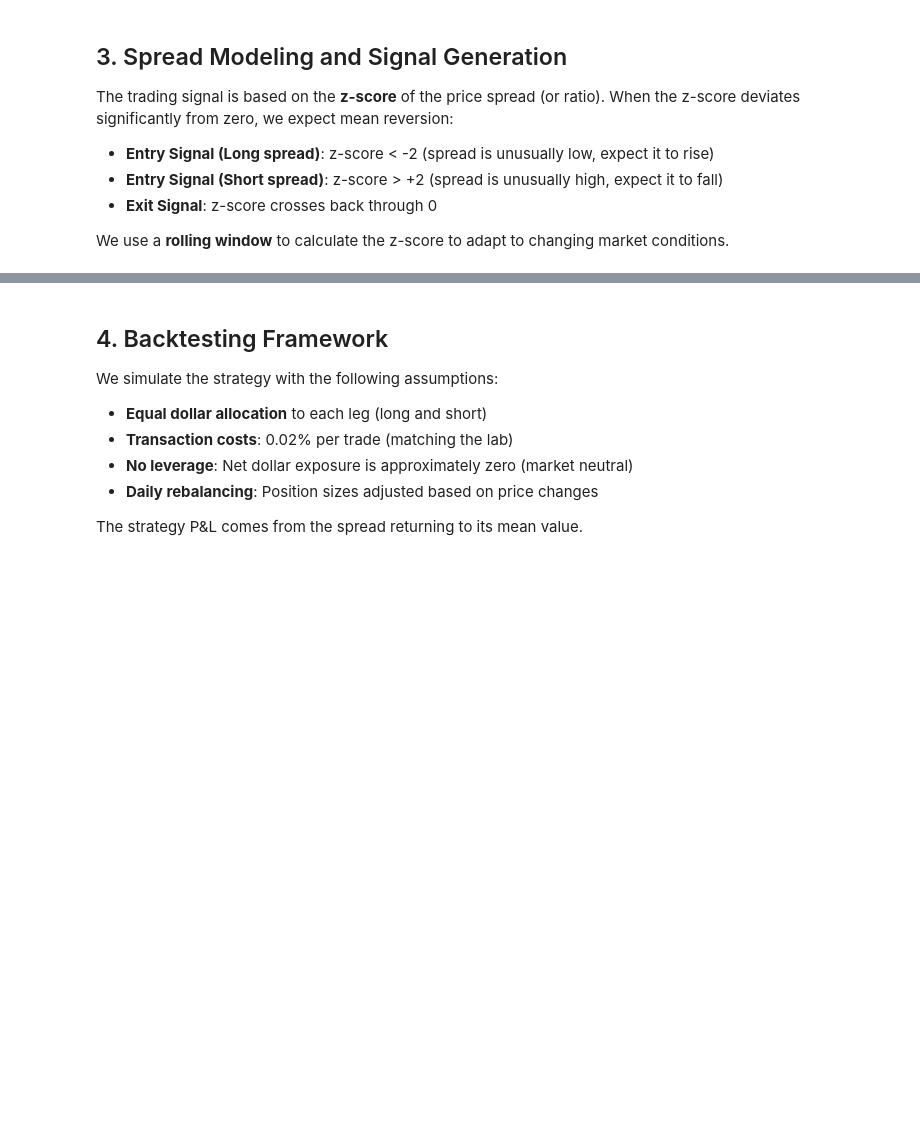
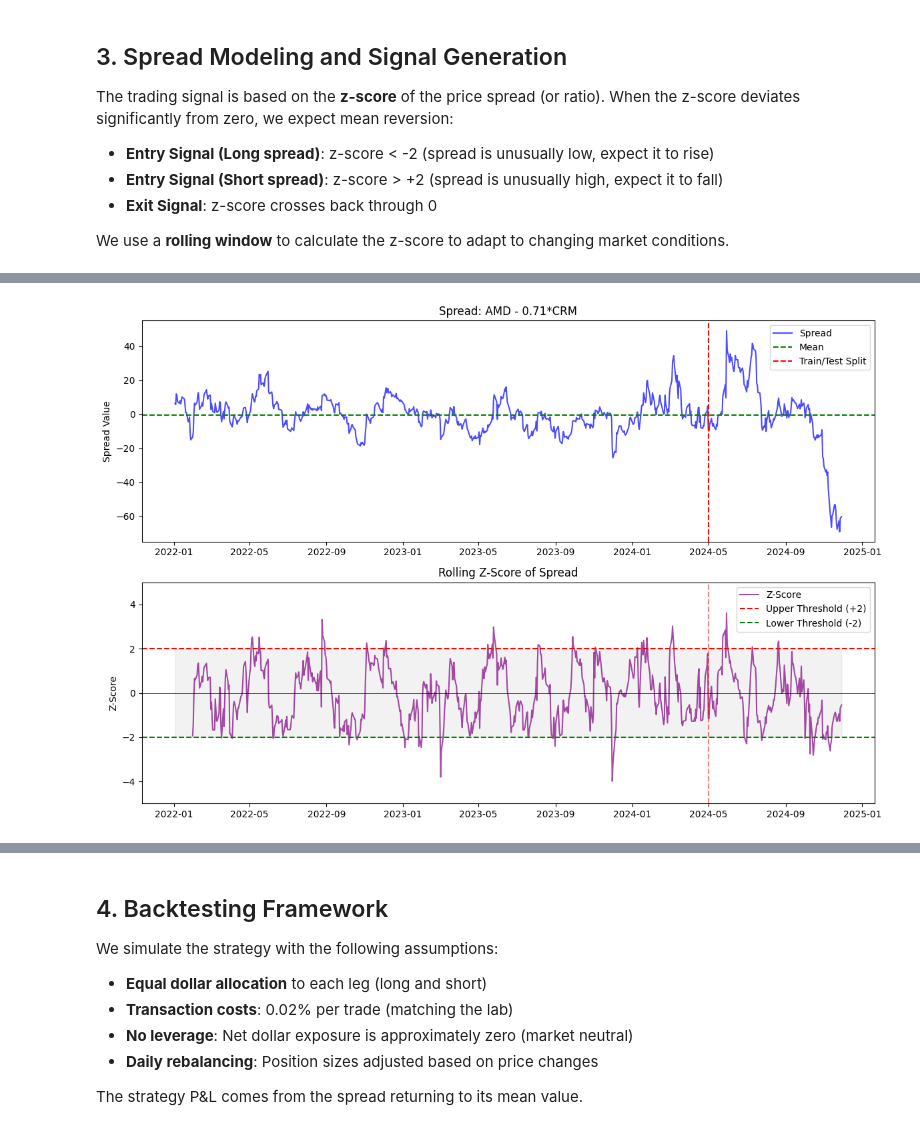
Before and after one commit to Vitamoon/ieor198, a Jupyter notebook: final_proj.ipynb, the cells around one changed output, grey strips where cells are left out. Saved outputs shown, nothing was run; the diff lists cells and outputs as text; code cells hidden in the pictures; blank space fills up the shorter version.

```diff
--- a/final_proj.ipynb
+++ b/final_proj.ipynb
@@ -224,11 +358,16 @@ We use a **rolling window** to calculate the z-score to adapt to changing market
 # Calculate the hedge ratio using OLS regression on training data
 # This tells us how many shares of stock2 to trade per share of stock1
 
-X = sm.add_constant(train_data[stock2])
-model = sm.OLS(train_data[stock1], X).fit()
-hedge_ratio = model.params[stock2]
-intercept = model.params['const']
+if stock1 and stock2 and len(train_data) > 0 and stock1 in train_data.columns and stock2 in train_data.columns:
+    X = sm.add_constant(train_data[stock2])
+    model = sm.OLS(train_data[stock1], X).fit()
+    hedge_ratio = model.params[stock2]
+    intercept = model.params['const']
 
-print(f"Hedge Ratio (beta): {hedge_ratio:.4f}")
-print(f"Intercept (alpha): {intercept:.4f}")
-print(f"R-squared: {model.rsquared:.4f}")
+    print(f"Hedge Ratio (beta): {hedge_ratio:.4f}")
+    print(f"Intercept (alpha): {intercept:.4f}")
+    print(f"R-squared: {model.rsquared:.4f}")
+else:
+    print("ERROR: Cannot calculate hedge ratio - missing data.")
+    hedge_ratio = 1.0
+    intercept = 0.0
@@ -235,42 +378,52 @@ print(f"R-squared: {model.rsquared:.4f}")
 # %%
 # Calculate spread: S1 - beta * S2 - alpha
 # The spread should be stationary if the pair is cointegrated
 
-spread = price_data[stock1] - hedge_ratio * price_data[stock2] - intercept
+if stock1 and stock2 and stock1 in price_data.columns and stock2 in price_data.columns:
+    spread = price_data[stock1] - hedge_ratio * price_data[stock2] - intercept
 
-# Calculate rolling z-score
-# Using 20-day window (approximately 1 month of trading)
-lookback = 20
+    # Calculate rolling z-score
+    # Using 20-day window (approximately 1 month of trading)
+    lookback = 20
 
-rolling_mean = spread.rolling(window=lookback).mean()
-rolling_std = spread.rolling(window=lookback).std()
-zscore_spread = (spread - rolling_mean) / rolling_std
+    rolling_mean = spread.rolling(window=lookback).mean()
+    rolling_std = spread.rolling(window=lookback).std()
+    zscore_spread = (spread - rolling_mean) / rolling_std
 
-# Visualize
-fig, axes = plt.subplots(2, 1, figsize=(12, 8))
+    # Visualize
+    fig, axes = plt.subplots(2, 1, figsize=(12, 8))
 
-# Spread
-axes[0].plot(spread, label='Spread', color='blue', alpha=0.7)
-axes[0].axhline(spread.mean(), color='green', linestyle='--', label='Mean')
-axes[0].axvline(train_data.index[-1], color='red', linestyle='--', label='Train/Test Split')
-axes[0].set_title(f'Spread: {stock1} - {hedge_ratio:.2f}*{stock2}')
-axes[0].legend()
-axes[0].set_ylabel('Spread Value')
+    # Spread
+    axes[0].plot(spread, label='Spread', color='blue', alpha=0.7)
+    axes[0].axhline(spread.mean(), color='green', linestyle='--', label='Mean')
+    if len(train_data) > 0:
+        axes[0].axvline(train_data.index[-1], color='red', linestyle='--', label='Train/Test Split')
+    axes[0].set_title(f'Spread: {stock1} - {hedge_ratio:.2f}*{stock2}')
+    axes[0].legend()
+    axes[0].set_ylabel('Spread Value')
 
-# Z-score
-axes[1].plot(zscore_spread, label='Z-Score', color='purple', alpha=0.7)
-axes[1].axhline(0, color='black', linestyle='-', linewidth=0.5)
-axes[1].axhline(2, color='red', linestyle='--', label='Upper Threshold (+2)')
-axes[1].axhline(-2, color='green', linestyle='--', label='Lower Threshold (-2)')
-axes[1].axvline(train_data.index[-1], color='red', linestyle='--', alpha=0.5)
-axes[1].fill_between(zscore_spread.index, -2, 2, alpha=0.1, color='gray')
-axes[1].set_title('Rolling Z-Score of Spread')
-axes[1].legend()
-axes[1].set_ylabel('Z-Score')
-axes[1].set_ylim(-5, 5)
+    # Z-score
+    axes[1].plot(zscore_spread, label='Z-Score', color='purple', alpha=0.7)
+    axes[1].axhline(0, color='black', linestyle='-', linewidth=0.5)
+    axes[1].axhline(2, color='red', linestyle='--', label='Upper Threshold (+2)')
+    axes[1].axhline(-2, color='green', linestyle='--', label='Lower Threshold (-2)')
+    if len(train_data) > 0:
+        axes[1].axvline(train_data.index[-1], color='red', linestyle='--', alpha=0.5)
+    axes[1].fill_between(zscore_spread.index, -2, 2, alpha=0.1, color='gray')
+    axes[1].set_title('Rolling Z-Score of Spread')
+    axes[1].legend()
+    axes[1].set_ylabel('Z-Score')
+    axes[1].set_ylim(-5, 5)
 
-plt.tight_layout()
-plt.show()
+    plt.tight_layout()
+    plt.show()
+else:
+    print("ERROR: Cannot calculate spread - missing stock data.")
+    spread = pd.Series()
+    zscore_spread = pd.Series()
+    lookback = 20
+# %% [output]
+[figure, added]
 # %%
 # Generate trading signals
 # Position: 1 = long spread (long S1, short S2), -1 = short spread (short S1, long S2), 0 = no position
```
Also changed, not shown: parts of 15 cells of this notebook.
